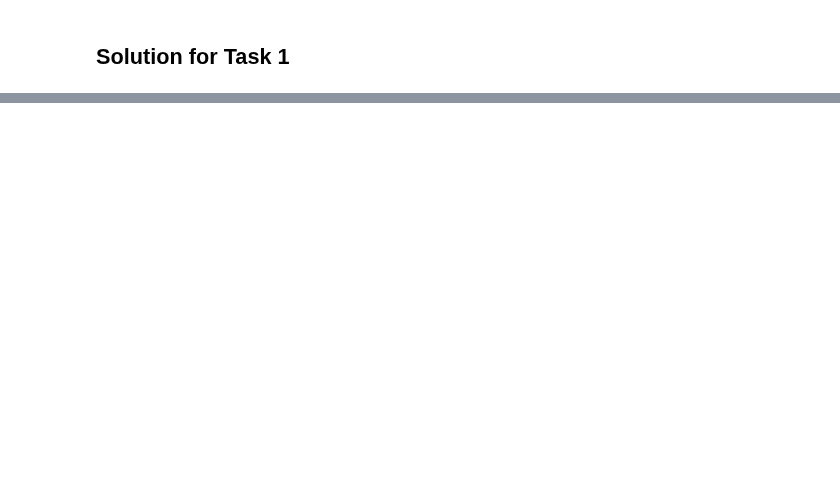
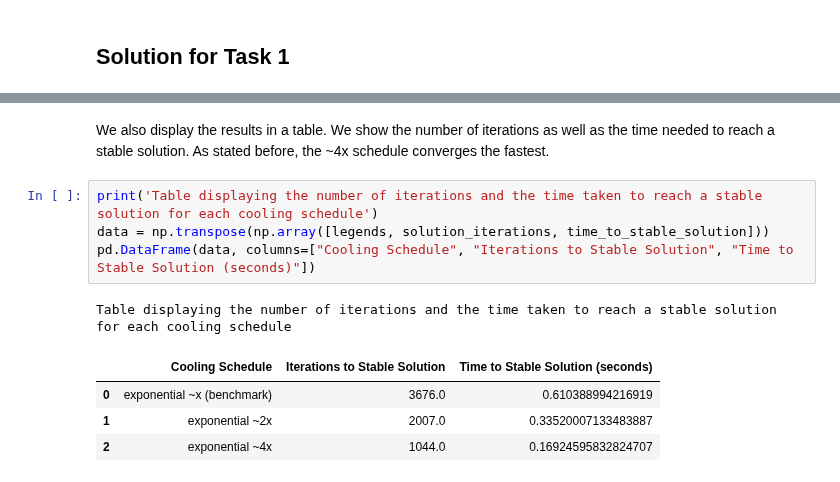
Before and after one commit to CDL-Quantum/CohortProject_2021, a Jupyter notebook: Week2_Rydberg_Atoms/Task1.ipynb, the cells around one changed output, grey strips where cells are left out. Cells and saved outputs as stored; diff of their text form; blank space fills up the shorter version.

```diff
--- a/Week2_Rydberg_Atoms/Task1.ipynb
+++ b/Week2_Rydberg_Atoms/Task1.ipynb
@@ -315,0 +276,12 @@ Text(0.5, 1.0, 'Benchmark task 1')
+# %% [markdown]
+We also display the results in a table. We show the number of iterations as well as the time needed to reach a stable solution. As stated before, the ~4x schedule converges the fastest.
+# %%
+print('Table displaying the number of iterations and the time taken to reach a stable solution for each cooling schedule')
+data = np.transpose(np.array([legends, solution_iterations, time_to_stable_solution]))
+pd.DataFrame(data, columns=["Cooling Schedule", "Iterations to Stable Solution", "Time to Stable Solution (seconds)"])
+# %% [output]
+Table displaying the number of iterations and the time taken to reach a stable solution for each cooling schedule
+|  | Cooling Schedule | Iterations to Stable Solution | Time to Stable Solution (seconds) |
+| 0 | exponential ~x (benchmark) | 3676.0 | 0.610388994216919 |
+| 1 | exponential ~2x | 2007.0 | 0.33520007133483887 |
+| 2 | exponential ~4x | 1044.0 | 0.16924595832824707 |
```
Also changed, not shown: parts of 10 cells of this notebook.
